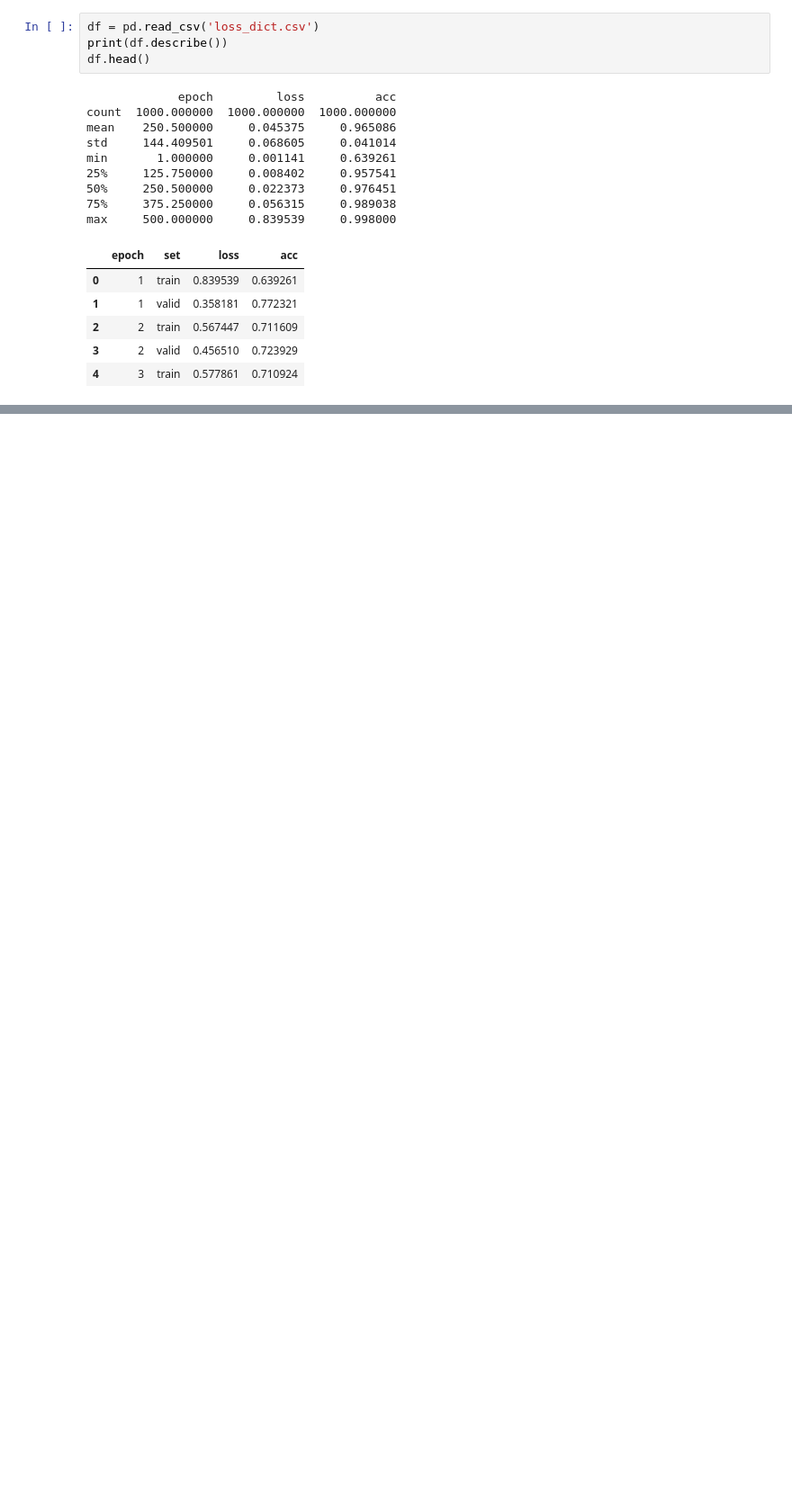
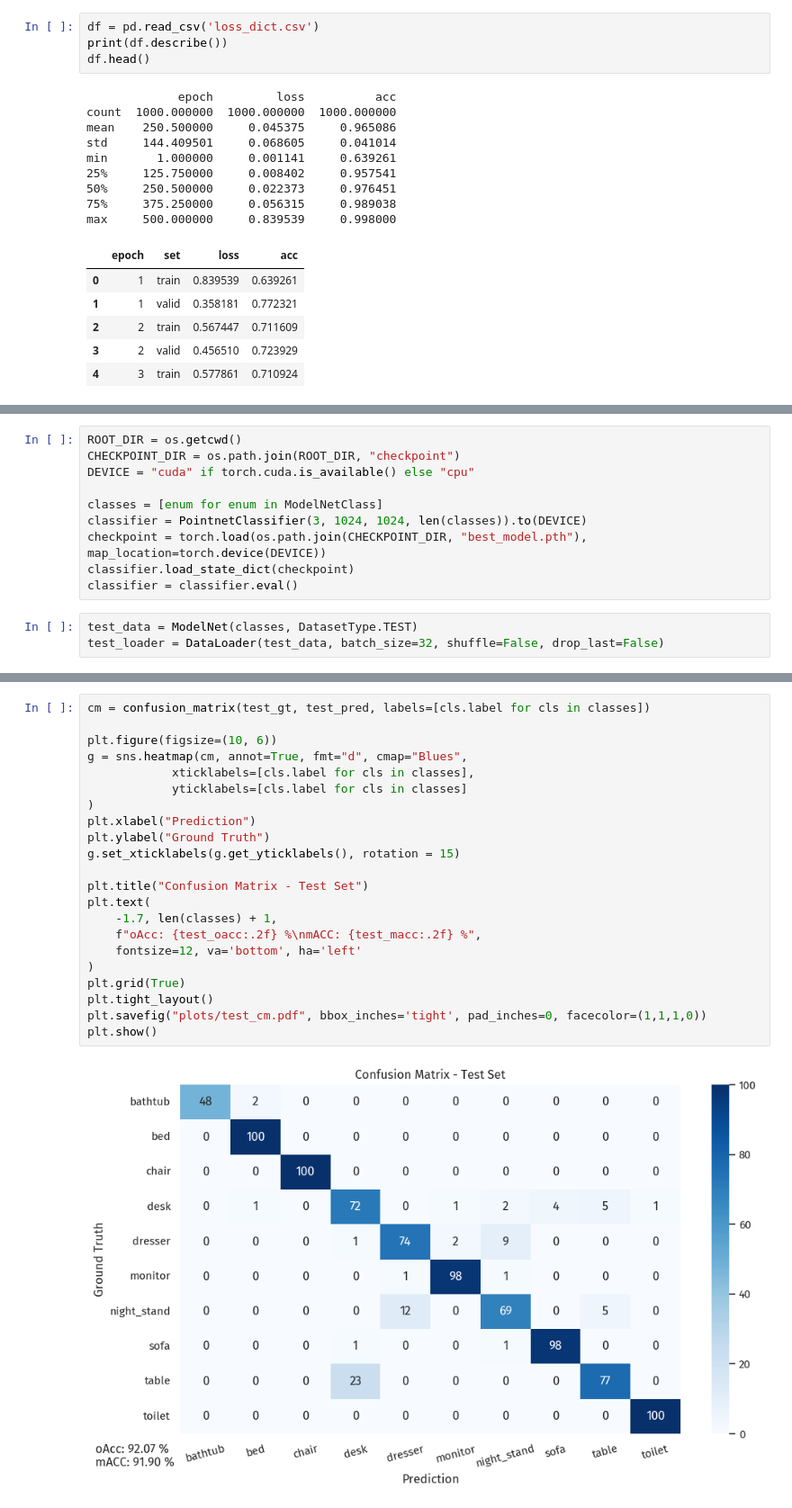
Before and after one commit to molivas2022/modelNet10classifier, a Jupyter notebook: graph_loss.ipynb, the cells around one changed output, grey strips where cells are left out. Shown at 90% size. Drawn from its saved outputs; the diff is of its cells as text; blank space fills up the shorter version.

```diff
--- a/graph_loss.ipynb
+++ b/graph_loss.ipynb
@@ -82,0 +109,13 @@ plt.show()
+# %%
+ROOT_DIR = os.getcwd()
+CHECKPOINT_DIR = os.path.join(ROOT_DIR, "checkpoint")
+DEVICE = "cuda" if torch.cuda.is_available() else "cpu"
+
+classes = [enum for enum in ModelNetClass]
+classifier = PointnetClassifier(3, 1024, 1024, len(classes)).to(DEVICE)
+checkpoint = torch.load(os.path.join(CHECKPOINT_DIR, "best_model.pth"), map_location=torch.device(DEVICE))
+classifier.load_state_dict(checkpoint)
+classifier = classifier.eval()
+# %%
+test_data = ModelNet(classes, DatasetType.TEST)
+test_loader = DataLoader(test_data, batch_size=32, shuffle=False, drop_last=False)
@@ -82,0 +153,24 @@ plt.show()
+# %%
+cm = confusion_matrix(test_gt, test_pred, labels=[cls.label for cls in classes])
+
+plt.figure(figsize=(10, 6))
+g = sns.heatmap(cm, annot=True, fmt="d", cmap="Blues",
+            xticklabels=[cls.label for cls in classes],
+            yticklabels=[cls.label for cls in classes]
+)
+plt.xlabel("Prediction")
+plt.ylabel("Ground Truth")
+g.set_xticklabels(g.get_yticklabels(), rotation = 15)
+
+plt.title("Confusion Matrix - Test Set")
+plt.text(
+    -1.7, len(classes) + 1,
+    f"oAcc: {test_oacc:.2f} %\nmACC: {test_macc:.2f} %",
+    fontsize=12, va='bottom', ha='left'
+)
+plt.grid(True)
+plt.tight_layout()
+plt.savefig("plots/test_cm.pdf", bbox_inches='tight', pad_inches=0, facecolor=(1,1,1,0))
+plt.show()
+# %% [output]
+[figure, added]
```
Also changed, not shown: parts of 6 cells of this notebook, 1 other file.
